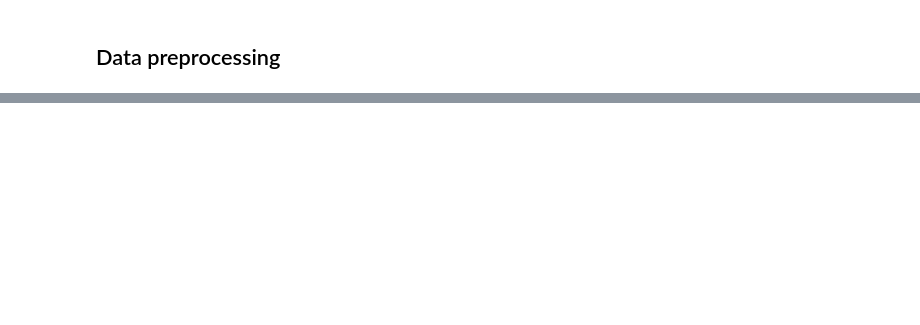
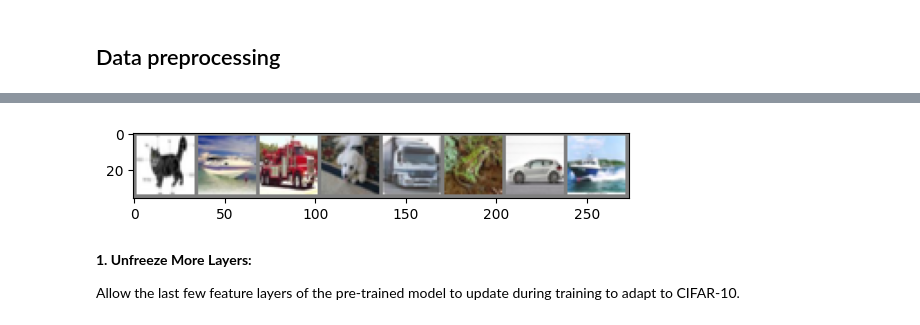
Before and after one commit to eagbdesign/Project-CNN---G3, a Jupyter notebook: Main.ipynb, the cells around one changed output, grey strips where cells are left out. Cells and saved outputs as stored; diff of their text form; code cells hidden in the pictures; blank space fills up the shorter version.

```diff
--- a/Main.ipynb
+++ b/Main.ipynb
@@ -115,0 +13,29 @@ Preprocess image to make the same size -> Resize or crop ? Normalization ?
+# %%
+import torch
+import torchvision
+import torchvision.transforms as transforms
+import matplotlib.pyplot as plt
+
+# 1. Define transformations
+transform = transforms.Compose([
+    transforms.ToTensor(),
+    transforms.Normalize((0.5, 0.5, 0.5), (0.5, 0.5, 0.5))  # Normalize images
+])
+
+# 2. Load CIFAR-10 dataset
+train_dataset = torchvision.datasets.CIFAR10(root='./data', train=True, download=True, transform=transform)
+test_dataset = torchvision.datasets.CIFAR10(root='./data', train=False, download=True, transform=transform)
+
+train_loader = torch.utils.data.DataLoader(train_dataset, batch_size=64, shuffle=True)
+test_loader = torch.utils.data.DataLoader(test_dataset, batch_size=64, shuffle=False)
+
+# 3. Visualize some images
+def imshow(img):
+    img = img / 2 + 0.5  # Unnormalize
+    npimg = img.numpy()
+    plt.imshow(np.transpose(npimg, (1, 2, 0)))
+    plt.show()
+
+dataiter = iter(train_loader)
+images, labels = next(dataiter)
+imshow(torchvision.utils.make_grid(images[:8]))  # Show 8 images
@@ -115,0 +357,3 @@ Preprocess image to make the same size -> Resize or crop ? Normalization ?
+# %%
+train_loader = torch.utils.data.DataLoader(train_dataset, batch_size=64, shuffle=True)
+test_loader = torch.utils.data.DataLoader(test_dataset, batch_size=64, shuffle=False)
@@ -115,0 +451,17 @@ Preprocess image to make the same size -> Resize or crop ? Normalization ?
+# %%
+# 3. Visualize some images
+def imshow(img):
+    img = img / 2 + 0.5  # Unnormalize
+    npimg = img.numpy()
+    plt.imshow(np.transpose(npimg, (1, 2, 0)))
+    plt.show()
+
+    dataiter = iter(train_loader)
+images, labels = next(dataiter)
+imshow(torchvision.utils.make_grid(images[:8]))  # Show 8 images
+# %% [output]
+[figure, added]
+# %% [markdown]
+**1. Unfreeze More Layers:**
+
+Allow the last few feature layers of the pre-trained model to update during training to adapt to CIFAR-10.
```
Also changed, not shown: parts of 58 cells of this notebook.
